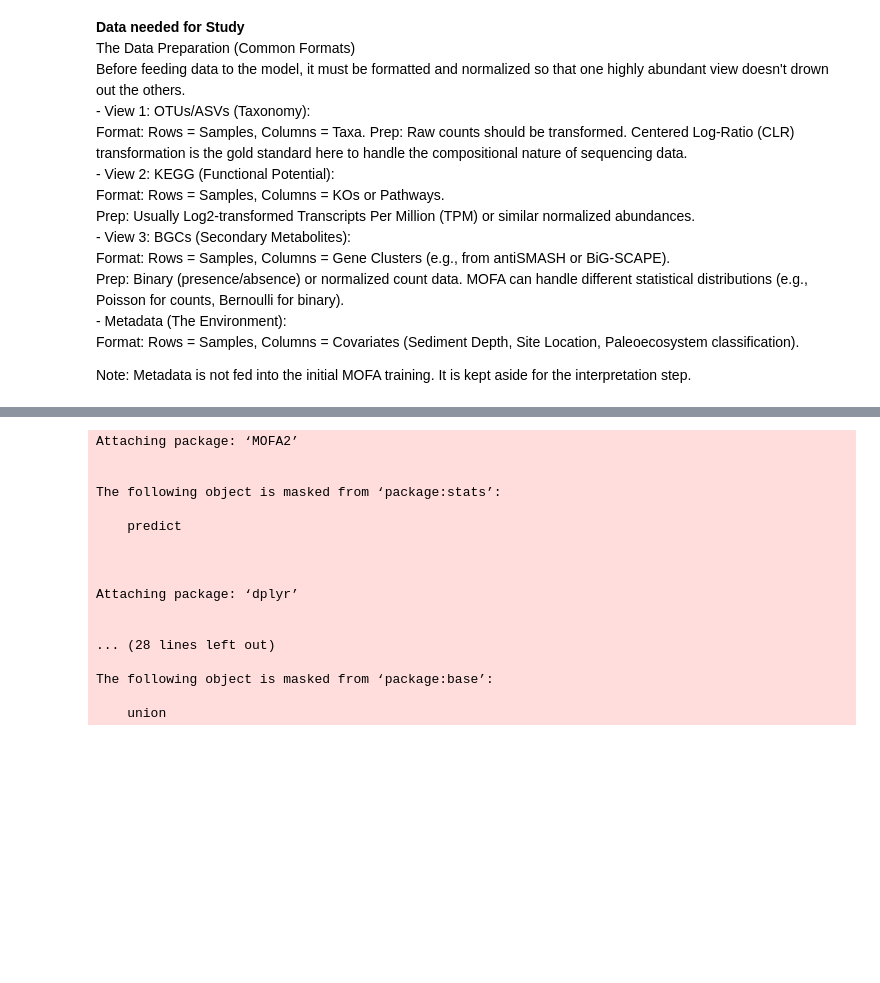
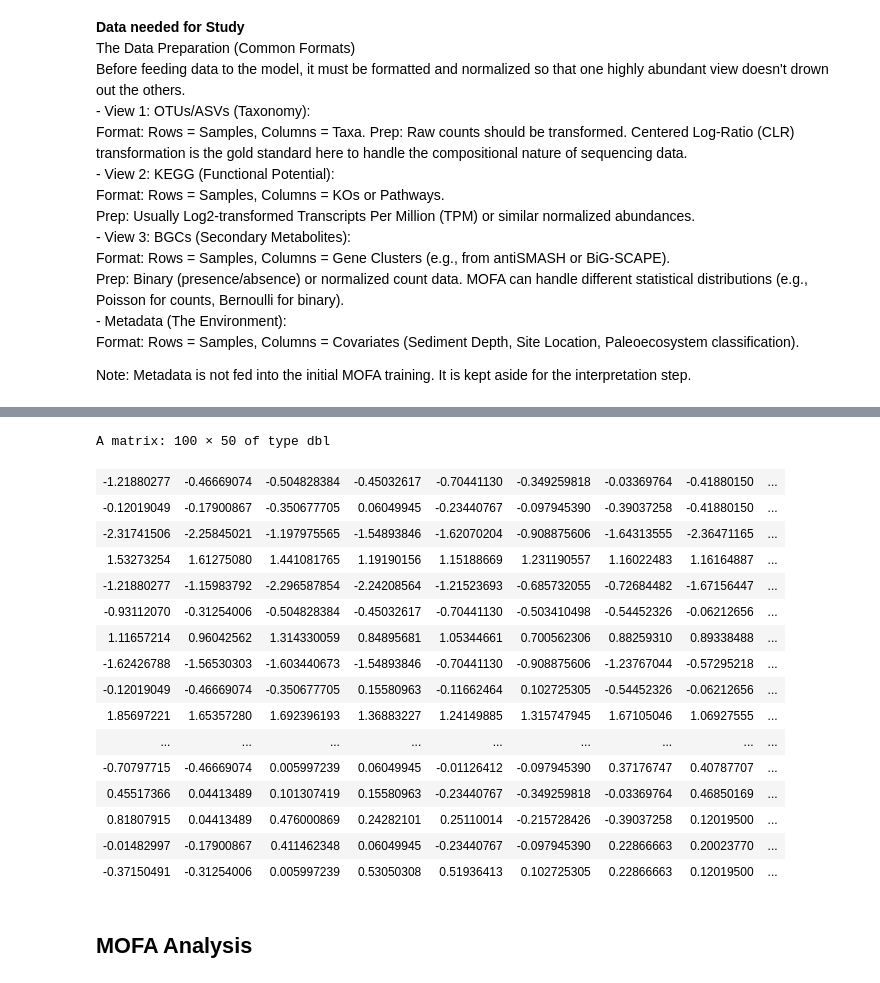
Before and after one commit to bryantchambers/AMOD_mofa2, a Jupyter notebook: notebooks/mofa2_buildnb.ipynb, the cells around one changed output, grey strips where cells are left out. Drawn from its saved outputs; the diff is of its cells as text; code cells hidden in the pictures; blank space fills up the shorter version.

```diff
--- a/notebooks/mofa2_buildnb.ipynb
+++ b/notebooks/mofa2_buildnb.ipynb
@@ -60,0 +87,30 @@ Note: Metadata is not fed into the initial MOFA training. It is kept aside for t
+# %%
+
+# 1. Setup Experimental Design
+# ------------------------------------------------------------
+n_samples <- 50
+sample_names <- paste0("Sample_", 1:n_samples)
+
+# Create a "Hidden Signal" (e.g., a Sediment Depth gradient)
+# This is the "Latent Factor" we hope MOFA will rediscover.
+depth_signal <- seq(-2, 2, length.out = n_samples)
+
+# 2. View 1: Taxonomy (mat_taxa)
+# ------------------------------------------------------------
+# We'll simulate 100 Genera.
+# Some will increase with depth, some will decrease, others are noise.
+n_taxa <- 100
+mat_taxa_raw <- matrix(rpois(n_samples * n_taxa, lambda = 10),
+                       nrow = n_taxa, ncol = n_samples)
+
+# Inject signal into the first 20 taxa
+for(i in 1:20) {
+  mat_taxa_raw[i, ] <- rpois(n_samples, lambda = exp(2 + (depth_signal * runif(1, -1, 1))))
+}
+
+rownames(mat_taxa_raw) <- paste0("Genus_", 1:n_taxa)
+colnames(mat_taxa_raw) <- sample_names
+
+# CRITICAL STEP: CLR Transformation
+# We add a small pseudocount (1) to handle zeros, then CLR.
+mat_taxa <- t(clr(t(mat_taxa_raw + 1)))
@@ -61,23 +223,31 @@ Note: Metadata is not fed into the initial MOFA training. It is kept aside for t
+# %%
+mat_taxa %>% unname() %>% as.matrix()
+# %% [output]
+A matrix: 100 × 50 of type dbl
+| -1.21880277 | -0.46669074 | -0.504828384 | -0.45032617 | -0.70441130 | -0.349259818 | -0.03369764 | -0.41880150 | ... |
+| -0.12019049 | -0.17900867 | -0.350677705 | 0.06049945 | -0.23440767 | -0.097945390 | -0.39037258 | -0.41880150 | ... |
+| -2.31741506 | -2.25845021 | -1.197975565 | -1.54893846 | -1.62070204 | -0.908875606 | -1.64313555 | -2.36471165 | ... |
+| 1.53273254 | 1.61275080 | 1.441081765 | 1.19190156 | 1.15188669 | 1.231190557 | 1.16022483 | 1.16164887 | ... |
+| -1.21880277 | -1.15983792 | -2.296587854 | -2.24208564 | -1.21523693 | -0.685732055 | -0.72684482 | -1.67156447 | ... |
+| -0.93112070 | -0.31254006 | -0.504828384 | -0.45032617 | -0.70441130 | -0.503410498 | -0.54452326 | -0.06212656 | ... |
+| 1.11657214 | 0.96042562 | 1.314330059 | 0.84895681 | 1.05344661 | 0.700562306 | 0.88259310 | 0.89338488 | ... |
+| -1.62426788 | -1.56530303 | -1.603440673 | -1.54893846 | -0.70441130 | -0.908875606 | -1.23767044 | -0.57295218 | ... |
+| -0.12019049 | -0.46669074 | -0.350677705 | 0.15580963 | -0.11662464 | 0.102725305 | -0.54452326 | -0.06212656 | ... |
+| 1.85697221 | 1.65357280 | 1.692396193 | 1.36883227 | 1.24149885 | 1.315747945 | 1.67105046 | 1.06927555 | ... |
+| ... | ... | ... | ... | ... | ... | ... | ... | ... |
+| -0.70797715 | -0.46669074 | 0.005997239 | 0.06049945 | -0.01126412 | -0.097945390 | 0.37176747 | 0.40787707 | ... |
+| 0.45517366 | 0.04413489 | 0.101307419 | 0.15580963 | -0.23440767 | -0.349259818 | -0.03369764 | 0.46850169 | ... |
+| 0.81807915 | 0.04413489 | 0.476000869 | 0.24282101 | 0.25110014 | -0.215728426 | -0.39037258 | 0.12019500 | ... |
+| -0.01482997 | -0.17900867 | 0.411462348 | 0.06049945 | -0.23440767 | -0.097945390 | 0.22866663 | 0.20023770 | ... |
+| -0.37150491 | -0.31254006 | 0.005997239 | 0.53050308 | 0.51936413 | 0.102725305 | 0.22866663 | 0.12019500 | ... |
+# %% [markdown]
+## MOFA Analysis
 # %%
 library(MOFA2)
 library(dplyr)
 library(tidyr)
 library(igraph)
+library(reticulate)
+
+#reticulate::use_condaenv("amod_mofapy2")
+reticulate::use_python("/maps/projects/caeg/people/gfx654/miniforge3/envs/amod_mofapy2/bin/python", required = TRUE)
-# %% [output]
-Attaching package: ‘MOFA2’
-
-
-The following object is masked from ‘package:stats’:
-
-    predict
-
-
-
-Attaching package: ‘dplyr’
-
-
-... (28 lines left out)
-
-The following object is masked from ‘package:base’:
-
-    union
```
Also changed, not shown: parts of 16 cells of this notebook, 8 other files.
